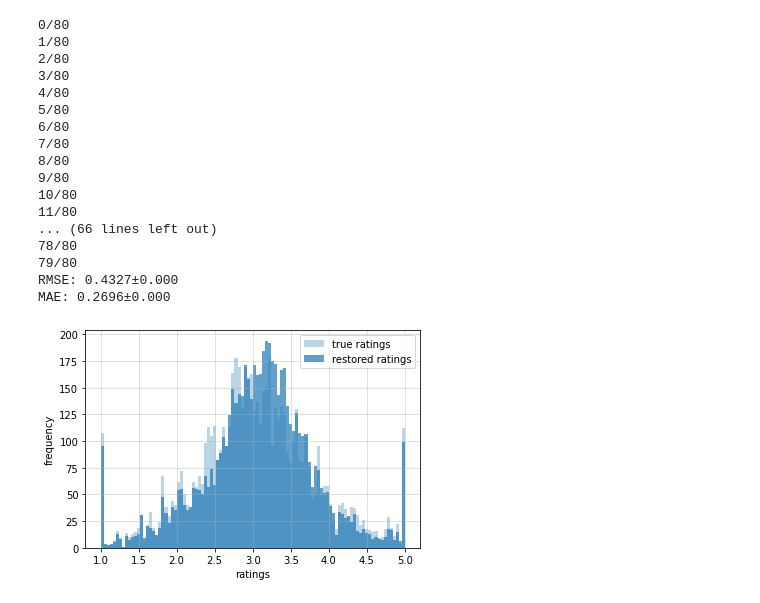
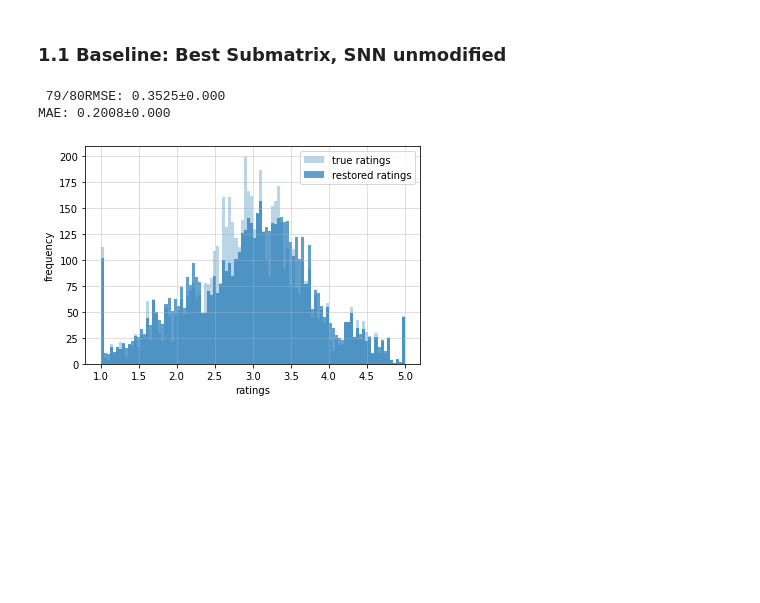
Before and after one commit to florianjuengermann/on-causal-matrix-completion, a Jupyter notebook: multi_anchors_test.ipynb, the cells around one changed output. Drawn from its saved outputs; the diff is of its cells as text; code cells hidden in the pictures; blank space fills up the shorter version.

Commit message:
small fixes + added more randomized examples

```diff
--- a/multi_anchors_test.ipynb
+++ b/multi_anchors_test.ipynb
@@ -21,43 +21,29 @@ def print_analytics(RMSEs, MAEs, rating_matrix, Y_restored):
 inv_scale=1
 
 rating_matrix, P = gen.getRatingAndPropensityMatrix(inv_scale=inv_scale)
+# %% [markdown]
+### 1.1 Baseline: Best Submatrix, SNN unmodified
 # %%
 RMSEs = []
 MAEs = []
 for _ in range(1):
     D = np.random.binomial(1, P)
     Y = rating_matrix.copy()
     Y[D == 0] = np.nan
     Y_restored = general_snn(
       D, Y,
-      biclique_search=am.biclique_random,
+      biclique_search=am.biclique_find,
       estimator=SNNEstimator(),
-      #estimator=RidgeEstimator(),
-      num_estimates=3,
+      num_estimates=1,
       min_val=1, max_val=5,
       print_progress=True
     )
     Error = (rating_matrix - Y_restored).flatten()
     RMSEs.append(np.sqrt(np.mean(Error ** 2)))
     MAEs.append(np.mean(np.abs(Error)))
 
 print_analytics(RMSEs, MAEs, rating_matrix, Y_restored)
 # %% [output]
-0/80
-1/80
-2/80
-3/80
-4/80
-5/80
-6/80
-7/80
-8/80
-9/80
-10/80
-11/80
-... (66 lines left out)
-78/80
-79/80
-RMSE: 0.4327±0.000
-MAE: 0.2696±0.000
+ 79/80RMSE: 0.3525±0.000
+MAE: 0.2008±0.000
-[figure, old version]
+[figure, new version]
```
Also changed, not shown: parts of 7 cells of this notebook, 3 other files.
